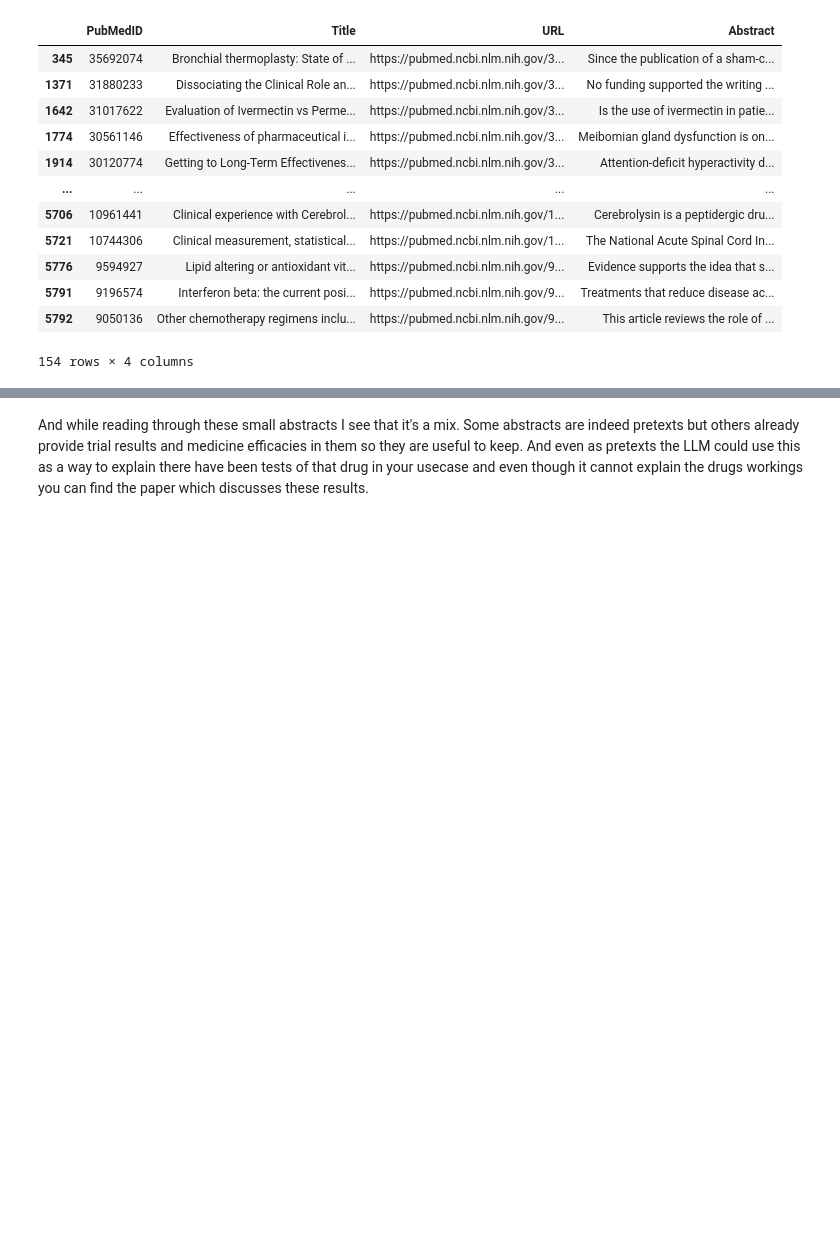
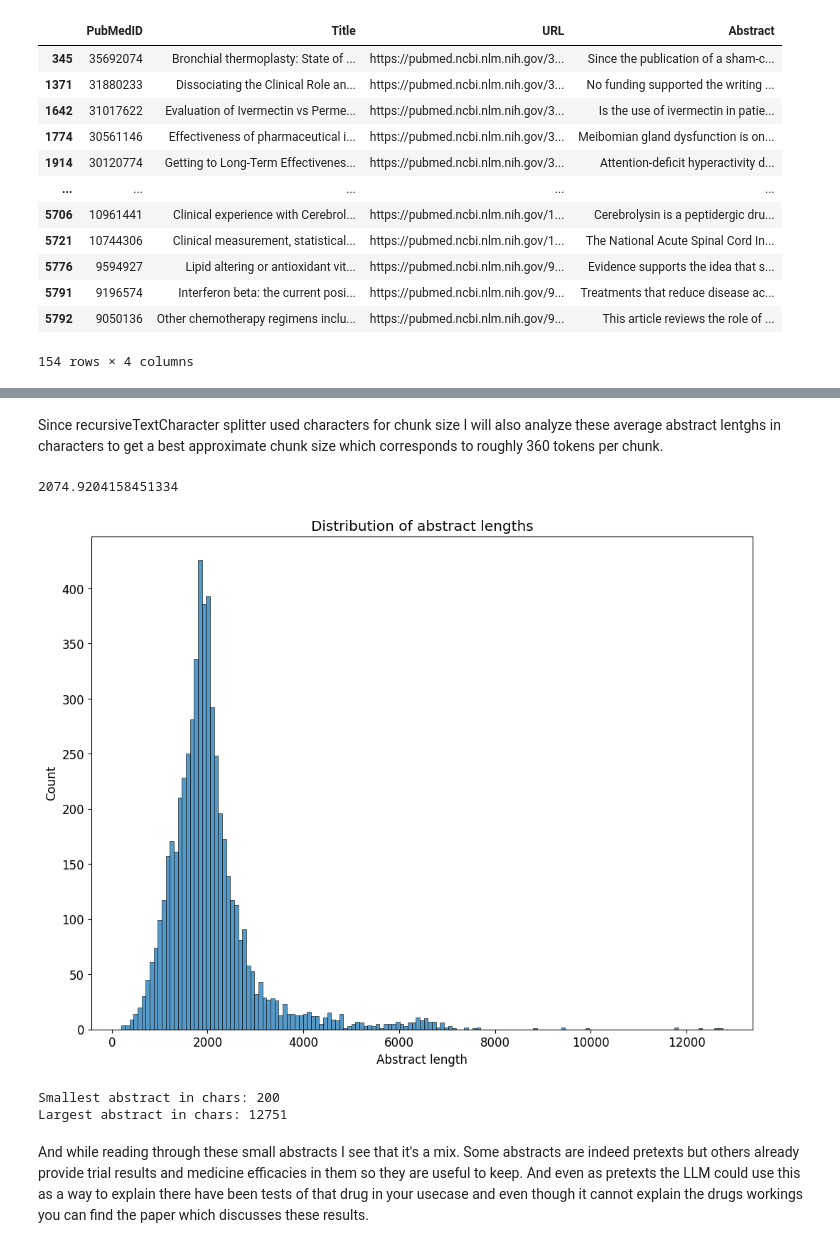
Before and after one commit to SuleymanIII/LLM-Justification, a Jupyter notebook: Project.ipynb, the cells around one changed output, grey strips where cells are left out. Cells and saved outputs as stored; diff of their text form; code cells hidden in the pictures; blank space fills up the shorter version.

```diff
--- a/Project.ipynb
+++ b/Project.ipynb
@@ -351,6 +364,37 @@ for index, row in short_abstracts.iterrows():
 5776 Evidence supports the idea that substantial benefits may derive from treatments that increase high density lipoprotein (HDL) cholesterol (HDL-C), apolipoprotein (apo) A-I, HDL2 (or 2b) or the siz ...
 5791 Treatments that reduce disease activity in multiple sclerosis are now available, but it is not known how these agents will modify the development of disability in the long term. Published trials  ...
 5792 This article reviews the role of systemic chemotherapy in the treatment of hormone refractory prostate cancer, with emphasis on the evidence regarding the use of mitoxantrone plus prednisone, sur ...
+# %% [markdown]
+Since recursiveTextCharacter splitter used characters for chunk size I will also analyze these average abstract lentghs in characters to get a best approximate chunk size which corresponds to roughly 360 tokens per chunk.
+# %%
+lengths = []
+entries = 0
+total_length = 0
+for index, row in data.iterrows():
+    total_length = total_length + len(str(row["PubMedID"])) + len(str(row["URL"])) + len(str(row["Title"])) + len(str(row["Abstract"]))
+    entries += 1
+avg_length = total_length / entries
+avg_length
+# %% [output]
+2074.9204158451334
+# %%
+lengths = [len(str(row["PubMedID"])) + len(str(row["URL"])) + len(str(row["Title"])) + len(str(row["Abstract"])) for index, row in data.iterrows()]
+sns.histplot(lengths)
+plt.title("Distribution of abstract lengths")
+plt.xlabel("Abstract length")
+plt.ylabel("Count")
+plt.show()
+# %% [output]
+[figure, added]
+# %%
+s_lengths = sorted(lengths)  # Use the sorted() function to create a sorted list
+
+# Print the smallest and largest abstract lengths
+print("Smallest abstract in chars: " + str(s_lengths[0]))
+print("Largest abstract in chars: " + str(s_lengths[-1]))
+# %% [output]
+Smallest abstract in chars: 200
+Largest abstract in chars: 12751
 # %% [markdown]
 And while reading through these small abstracts I see that it's a mix. Some abstracts are indeed pretexts but others already provide trial results and medicine efficacies in them so they are useful to keep. And even as pretexts the LLM could use this as a way to explain there have been tests of that drug in your usecase and even though it cannot explain the drugs workings you can find the paper which discusses these results.
 # %% [markdown]
```
Also changed, not shown: parts of 6 cells of this notebook, 4 other files.
